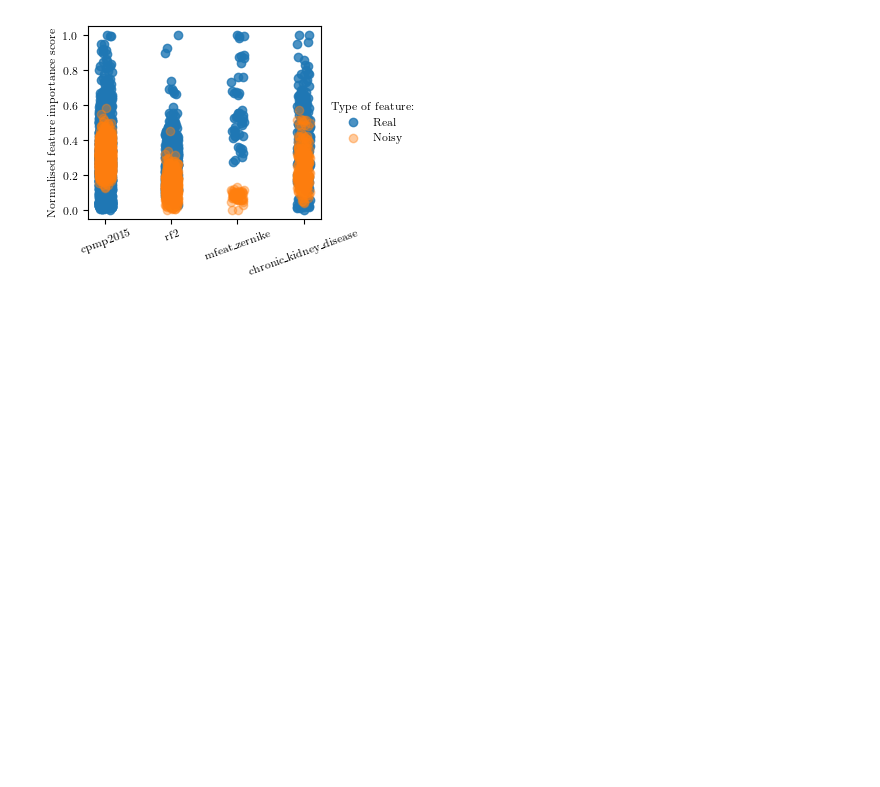
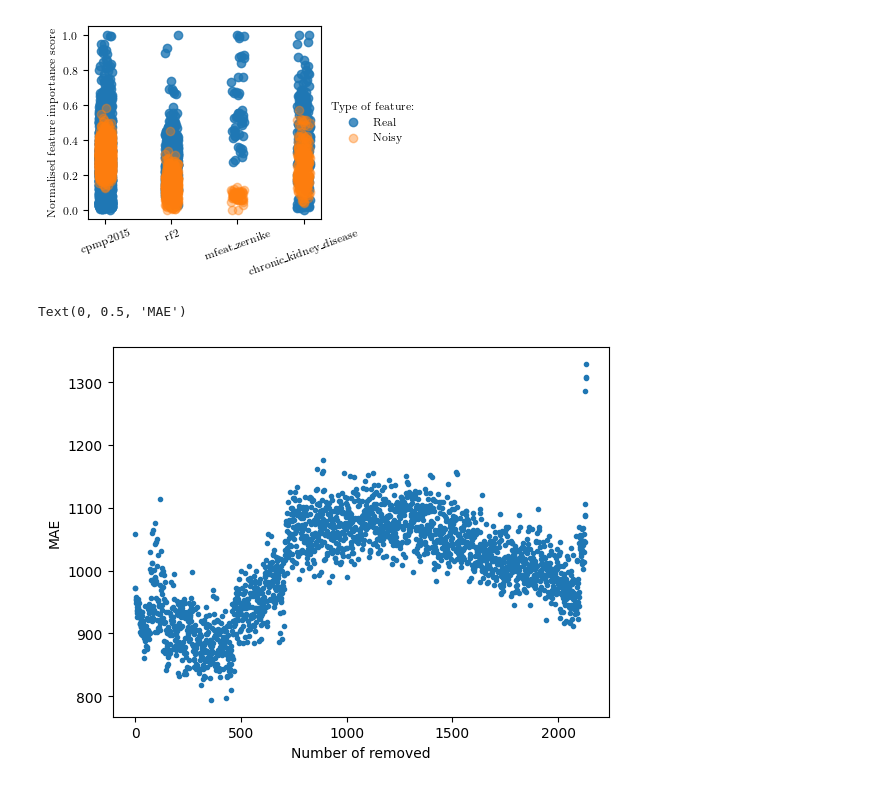
Before and after one commit to viksa98/variational_spyct, a Jupyter notebook: notebooks/feature_importance.ipynb, the cells around one changed output. Saved outputs shown, nothing was run; the diff lists cells and outputs as text; code cells hidden in the pictures; blank space fills up the shorter version.

```diff
--- a/notebooks/feature_importance.ipynb
+++ b/notebooks/feature_importance.ipynb
@@ -75,3 +75,14 @@ plt.legend(title='Type of feature:', loc='center left', bbox_to_anchor=(1, 0.5),
 plt.savefig('../reports/figures/feat_importances.pdf', bbox_inches='tight')
 # %% [output]
 [figure]
+# %%
+import numpy as np
+import matplotlib.pyplot as plt
+
+data = np.load('../data/processed/viktor_res.npz')
+plt.plot(data['x'],data['mae'],'.')
+plt.xlabel('Number of removed')
+plt.ylabel('MAE')
+# %% [output]
+Text(0, 0.5, 'MAE')
+[figure, added]
```
Also changed, not shown: parts of 4 cells of this notebook, 12 other files.
